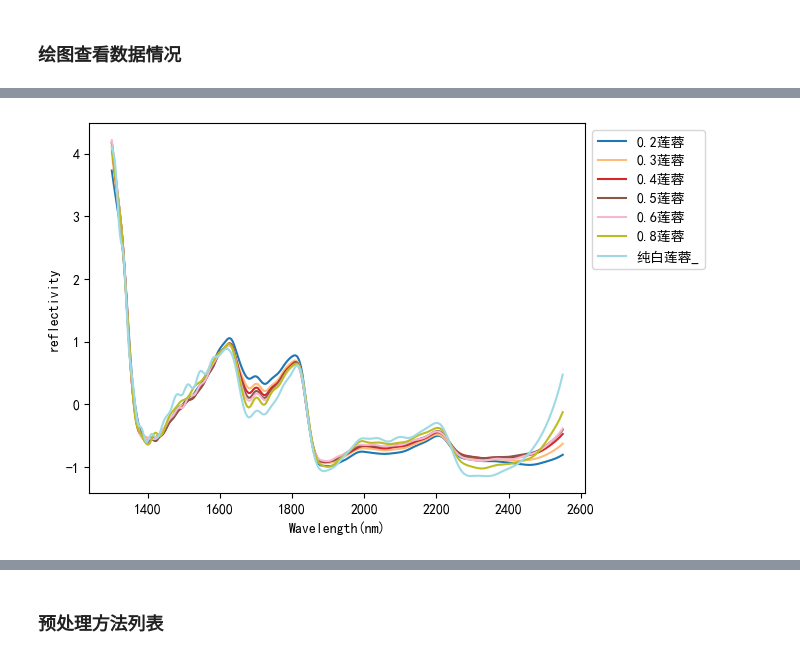
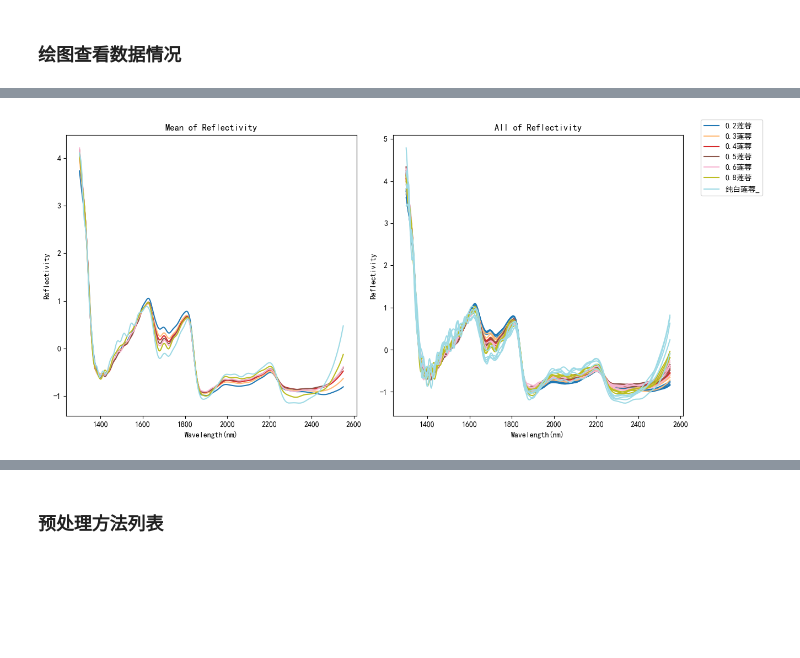
Before and after one commit to zwb-2023/Spectrum_analyse, a Jupyter notebook: 光谱数据分析模板.ipynb, the cells around one changed output, grey strips where cells are left out. Drawn from its saved outputs; the diff is of its cells as text; code cells hidden in the pictures; blank space fills up the shorter version.

```diff
--- a/光谱数据分析模板.ipynb
+++ b/光谱数据分析模板.ipynb
@@ -36,5 +30,7 @@ reflectance_snv = snv(spectrum)
 # %%
+from SpectrumAnalyse import snv
+reflectance_snv = snv(spectrum)
 category,  split_datas = split_data(labels , reflectance_snv)
-plot_duplicate_data(category,  split_datas , wave , type='mean')
+plot_duplicate_data_both(category,  split_datas , wave )
 # %% [output]
-[figure, old version]
+[figure, new version]
```
Also changed, not shown: parts of 8 cells of this notebook, 1 other file.
